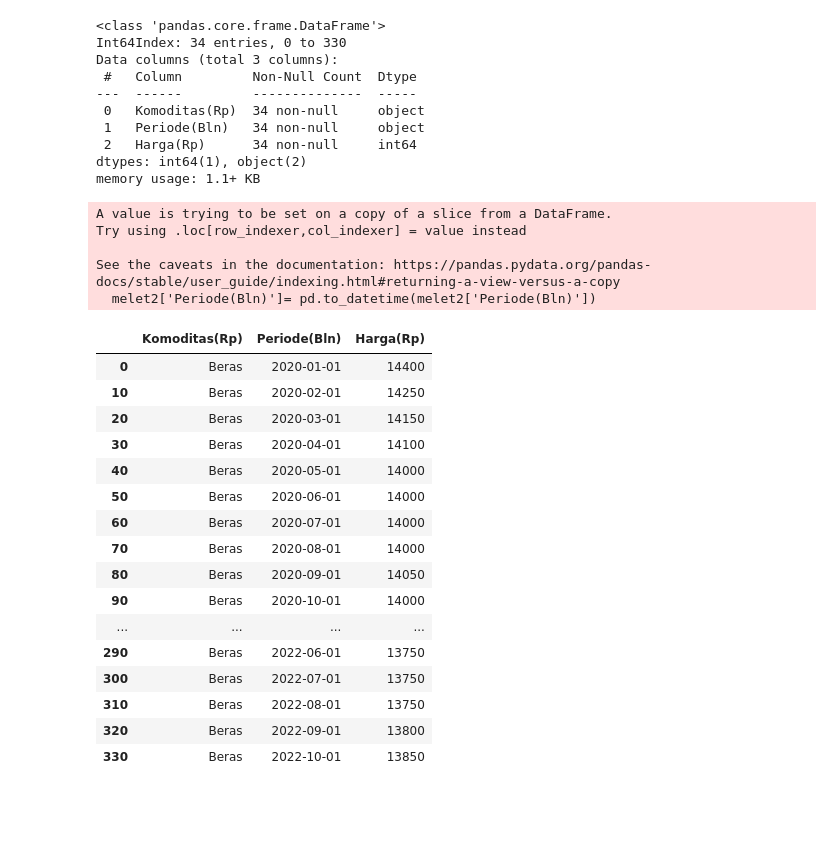
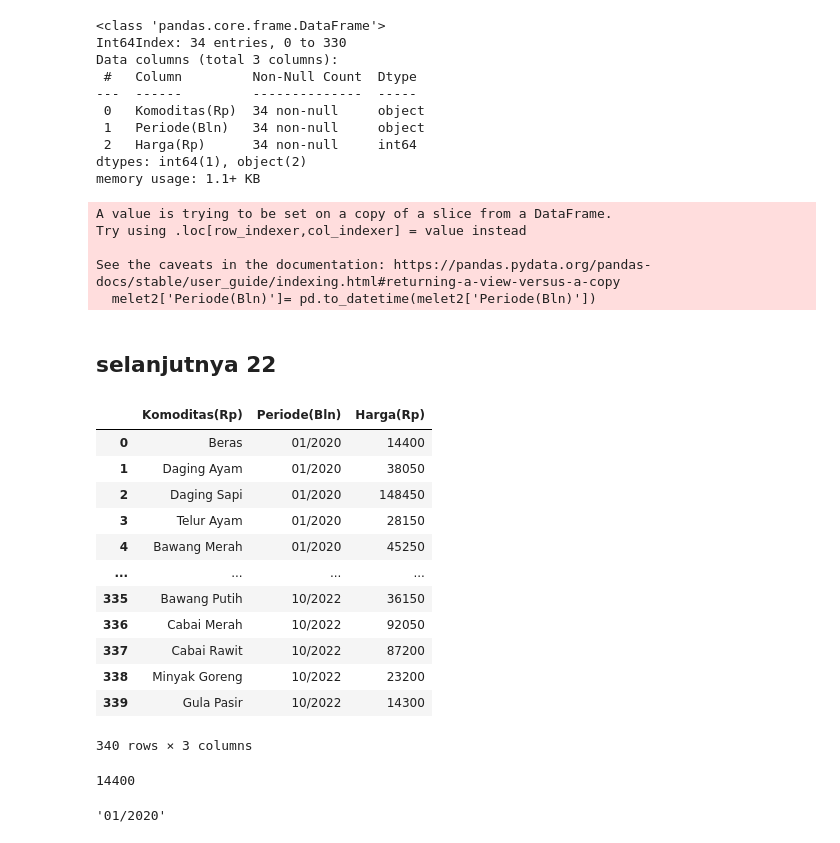
Before and after one commit to satrioadi96/projekpangan, a Jupyter notebook: running-test.ipynb, the cells around one changed output. Cells and saved outputs as stored; diff of their text form; code cells hidden in the pictures; blank space fills up the shorter version.

```diff
--- a/running-test.ipynb
+++ b/running-test.ipynb
@@ -271,27 +209,44 @@ dtypes: int64(1), object(2)
 memory usage: 1.1+ KB
 # %%
 melet2['Periode(Bln)']= pd.to_datetime(melet2['Periode(Bln)'])
-melet2
 # %% [output]
 A value is trying to be set on a copy of a slice from a DataFrame.
 Try using .loc[row_indexer,col_indexer] = value instead
 
 See the caveats in the documentation: https://pandas.pydata.org/pandas-docs/stable/user_guide/indexing.html#returning-a-view-versus-a-copy
   melet2['Periode(Bln)']= pd.to_datetime(melet2['Periode(Bln)'])
-|  | Komoditas(Rp) | Periode(Bln) | Harga(Rp) |
-| 0 | Beras | 2020-01-01 | 14400 |
-| 10 | Beras | 2020-02-01 | 14250 |
-| 20 | Beras | 2020-03-01 | 14150 |
-| 30 | Beras | 2020-04-01 | 14100 |
-| 40 | Beras | 2020-05-01 | 14000 |
-| 50 | Beras | 2020-06-01 | 14000 |
-| 60 | Beras | 2020-07-01 | 14000 |
-| 70 | Beras | 2020-08-01 | 14000 |
-| 80 | Beras | 2020-09-01 | 14050 |
-| 90 | Beras | 2020-10-01 | 14000 |
-| ... | ... | ... | ... |
-| 290 | Beras | 2022-06-01 | 13750 |
-| 300 | Beras | 2022-07-01 | 13750 |
-| 310 | Beras | 2022-08-01 | 13750 |
-| 320 | Beras | 2022-09-01 | 13800 |
-| 330 | Beras | 2022-10-01 | 13850 |
+# %% [markdown]
+## selanjutnya 22
+# %%
+import pandas as pd
+df = pd.read_excel(".\daerah\harga-pasar-modern-daerah.xls")
+df
+dc = df.copy()
+indek = dc.drop(['No.', '11/2022'], axis=1)
+melet = indek.melt('Komoditas(Rp)', var_name='Periode(Bln)', value_name='Harga(Rp)')
+melet
+# %% [output]
+|  | Komoditas(Rp) | Periode(Bln) | Harga(Rp) |
+| 0 | Beras | 01/2020 | 14400 |
+| 1 | Daging Ayam | 01/2020 | 38050 |
+| 2 | Daging Sapi | 01/2020 | 148450 |
+| 3 | Telur Ayam | 01/2020 | 28150 |
+| 4 | Bawang Merah | 01/2020 | 45250 |
+| ... | ... | ... | ... |
+| 335 | Bawang Putih | 10/2022 | 36150 |
+| 336 | Cabai Merah | 10/2022 | 92050 |
+| 337 | Cabai Rawit | 10/2022 | 87200 |
+| 338 | Minyak Goreng | 10/2022 | 23200 |
+| 339 | Gula Pasir | 10/2022 | 14300 |
+340 rows × 3 columns
+# %%
+maks = melet[melet['Komoditas(Rp)'] == 'Beras']['Harga(Rp)'].max()
+maks
+# %% [output]
+14400
+# %%
+melet['Periode(Bln)'].where(melet['Harga(Rp)'] == maks)[0]
+#bln = melet[melet['Harga(Rp)'] == maks]['Periode(Bln)']
+#bln
+# %% [output]
+'01/2020'
```
Also changed, not shown: parts of 5 cells of this notebook, 8 other files.
